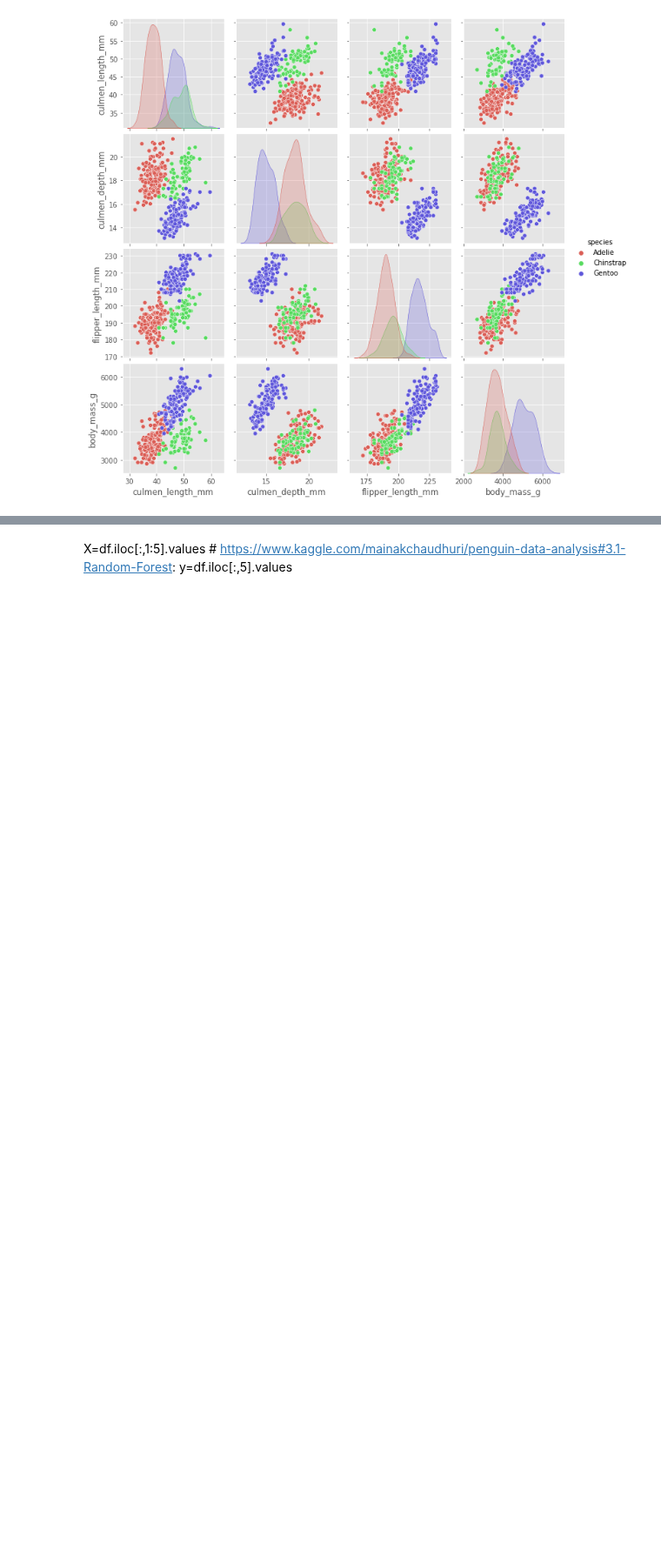
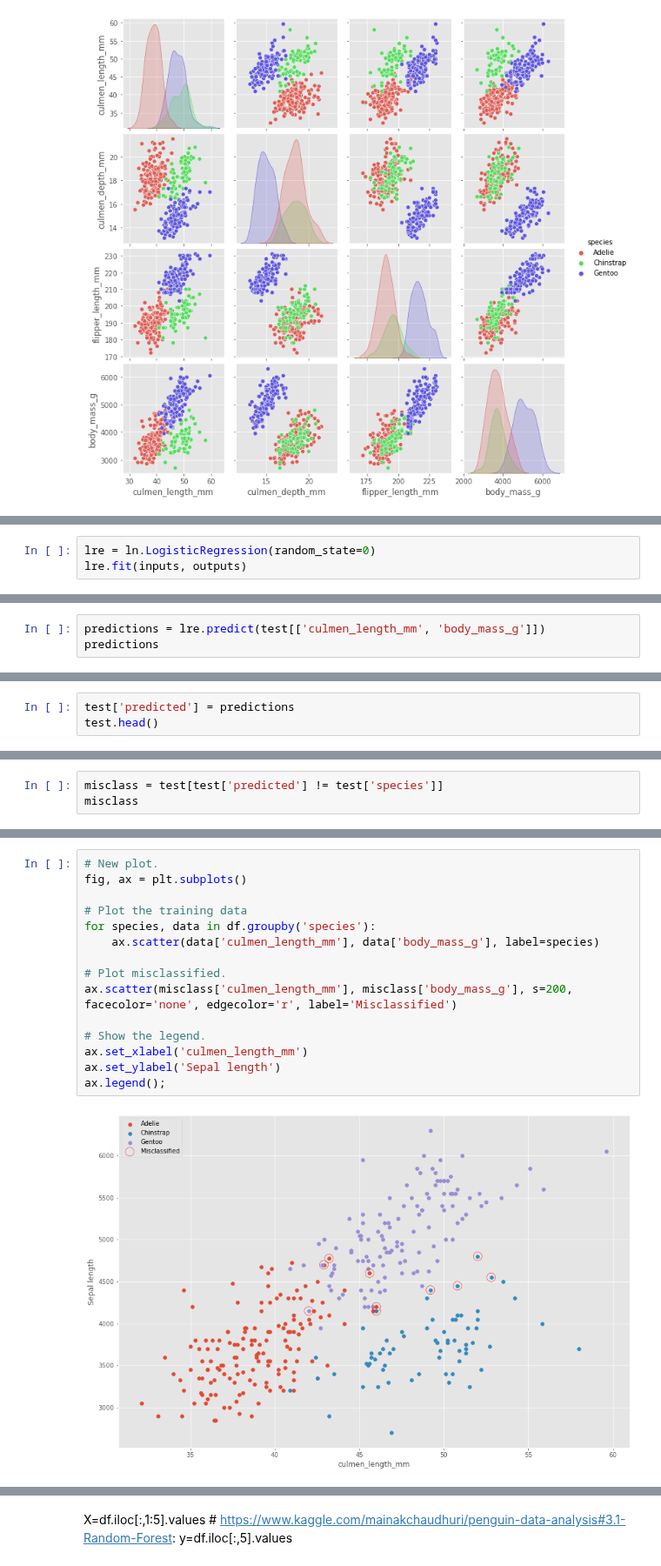
Before and after one commit to martinaobrien/machine-learning-and-statistics-assessment, a Jupyter notebook: Scikit-Learn-Jupyter-Notebook.ipynb, the cells around one changed output, grey strips where cells are left out. Shown at 87% size. Drawn from its saved outputs; the diff is of its cells as text; blank space fills up the shorter version.

```diff
--- a/Scikit-Learn-Jupyter-Notebook.ipynb
+++ b/Scikit-Learn-Jupyter-Notebook.ipynb
@@ -262,0 +459,3 @@ Train and Test https://pythonforbiologists.com/machine-learning-for-biology-part
+# %%
+lre = ln.LogisticRegression(random_state=0)
+lre.fit(inputs, outputs)
@@ -262,0 +471,3 @@ Train and Test https://pythonforbiologists.com/machine-learning-for-biology-part
+# %%
+predictions = lre.predict(test[['culmen_length_mm', 'body_mass_g']])
+predictions
@@ -262,0 +514,3 @@ Train and Test https://pythonforbiologists.com/machine-learning-for-biology-part
+# %%
+test['predicted'] = predictions
+test.head()
@@ -262,0 +529,3 @@ Train and Test https://pythonforbiologists.com/machine-learning-for-biology-part
+# %%
+misclass = test[test['predicted'] != test['species']]
+misclass
@@ -262,0 +552,17 @@ Train and Test https://pythonforbiologists.com/machine-learning-for-biology-part
+# %%
+# New plot.
+fig, ax = plt.subplots()
+
+# Plot the training data
+for species, data in df.groupby('species'):
+    ax.scatter(data['culmen_length_mm'], data['body_mass_g'], label=species)
+
+# Plot misclassified.
+ax.scatter(misclass['culmen_length_mm'], misclass['body_mass_g'], s=200, facecolor='none', edgecolor='r', label='Misclassified')
+
+# Show the legend.
+ax.set_xlabel('culmen_length_mm')
+ax.set_ylabel('Sepal length')
+ax.legend();
+# %% [output]
+[figure, added]
```
Also changed, not shown: parts of 73 cells of this notebook.
